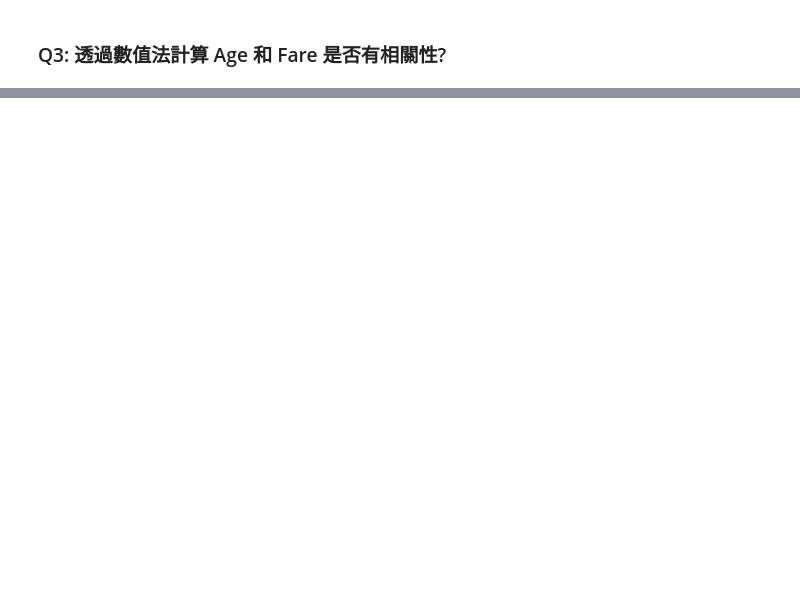
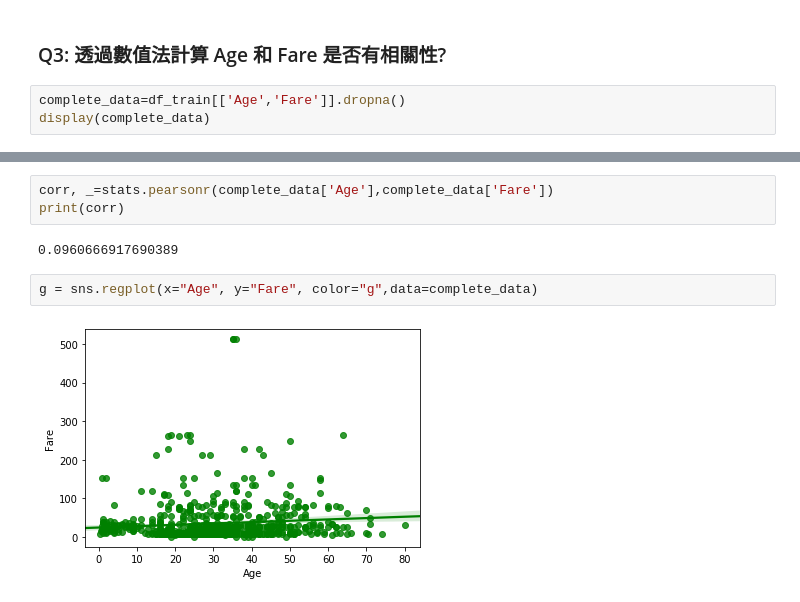
Before and after one commit to Gordon-jia/ML100Days, a Jupyter notebook: homework/day038.ipynb, the cells around one changed output, grey strips where cells are left out. Saved outputs shown, nothing was run; the diff lists cells and outputs as text; blank space fills up the shorter version.

```diff
--- a/homework/day038.ipynb
+++ b/homework/day038.ipynb
@@ -59,2 +211,5 @@ None
 # %% [markdown]
 ### Q3: 透過數值法計算  Age 和  Fare 是否有相關性?
+# %%
+complete_data=df_train[['Age','Fare']].dropna()
+display(complete_data)
@@ -60,0 +230,9 @@ None
+# %%
+corr, _=stats.pearsonr(complete_data['Age'],complete_data['Fare'])
+print(corr)
+# %% [output]
+0.0960666917690389
+# %%
+g = sns.regplot(x="Age", y="Fare", color="g",data=complete_data)
+# %% [output]
+[figure, added]
```
Also changed, not shown: parts of 15 cells of this notebook.
